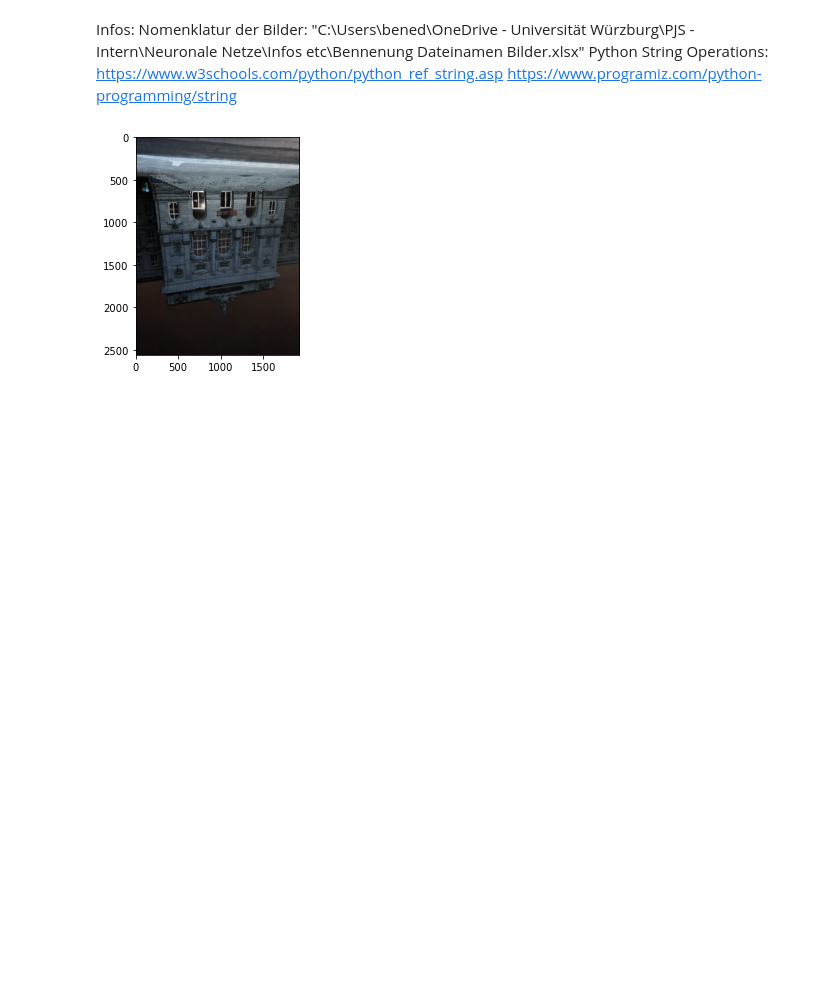
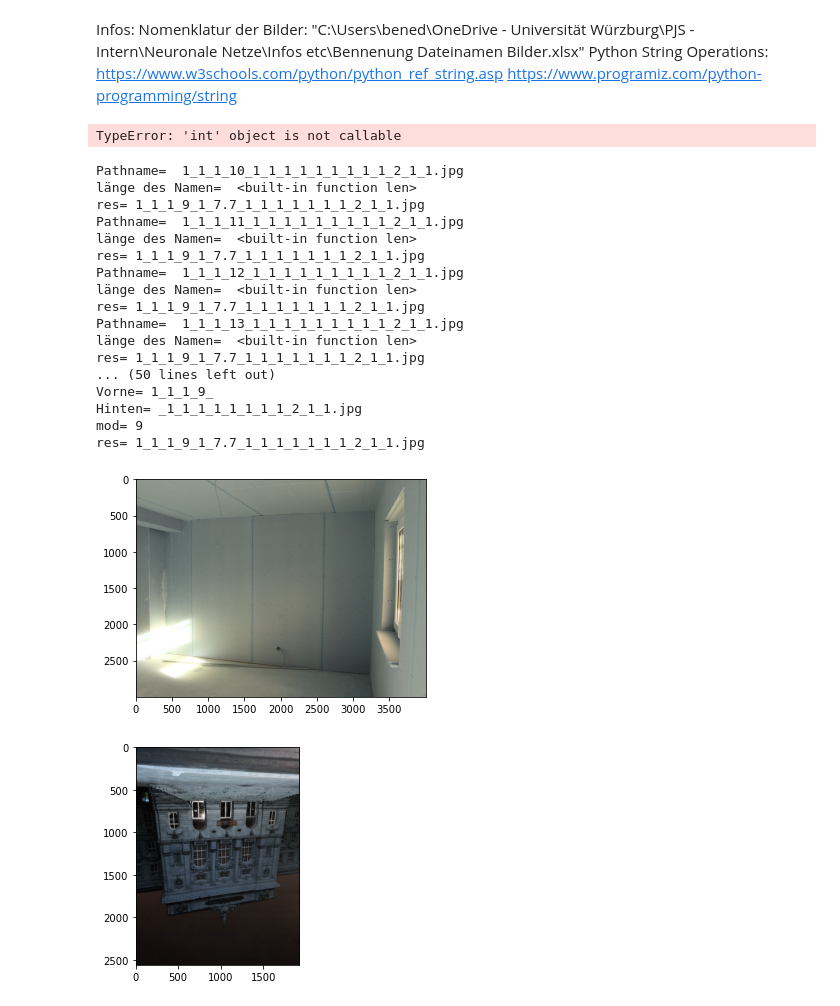
Before and after one commit to jmu-informationsystemsgroup/PJS_SS_22_KI_Materialbedarfsplanung, a Jupyter notebook: synthetic_data/PJS_Prototyp_V3.ipynb, the cells around one changed output. Drawn from its saved outputs; the diff is of its cells as text; code cells hidden in the pictures; blank space fills up the shorter version.

```diff
--- a/synthetic_data/PJS_Prototyp_V3.ipynb
+++ b/synthetic_data/PJS_Prototyp_V3.ipynb
@@ -67,3 +61,82 @@ for file in path1:
+# %%
+#Dekodierung der Bildbenennung
+#unter Bedingung, dass Baustellen ID, Wand ID und BildID =einstellig:
+st_spi_ver=8 #Position des horizontalen Spiegelns
+st_rot=10
+P=12
+P=14
+P=16
+P=18
+P=20
+P=22
+P=24
+# %%
+print(len(name))
+# %% [output]
+TypeError: 'int' object is not callable
+# %%
+#Spieglen horizontal
+img_number=1
+n=0
+for file in path1:
+    img1= cv2.imread(file)
+    img=img_as_ubyte(img1) #Convert an image to unsigned byte format, with values in [0, 255].
+    #cv2.imshow("Image",img)
+    a=img
+    a = cv2.flip(img, 1)
+    #img_number +=1
+    cv2.waitKey(0)
+    cv2.destroyAllWindows()
+#Anzeigen des Bildes
+    plt.imshow(a)
+#Isolation der Bildbenennung
+    name=os.listdir(pathName)[n]
+    print("Pathname= ", name)
+    length=len(name)
+    print("länge des Namen= ", len)
+#Zerlegung der Bildbenennung
+    if length==35:
+        vorne= name[0:(st_spi_ver)] #-1
+        print("Vorne=", vorne)
+        hinten= name[(st_spi_ver+1):length]
+        print("Hinten=", hinten)
+        mod= name[st_spi_ver-2]
+        print("mod=", mod)
+    #elif length==36:
+        vorne= name[0:9]
+        hinten= name[10:38]
+        mod= name[9]
+    #elif length==37:
+        vorne= name[0:10]
+        hinten= name[11:39]
+        mod= name[10]
+
+    mod=7.7
+    mod=str(mod)
+    res=vorne+mod+hinten
+    print("res=", res)
+    n=n+1
+#Speichern
+    cv2.imwrite(os.path.join(path+res), a)
+# %% [output]
+Pathname=  1_1_1_10_1_1_1_1_1_1_1_1_1_2_1_1.jpg
+länge des Namen=  <built-in function len>
+res= 1_1_1_9_1_7.7_1_1_1_1_1_1_1_2_1_1.jpg
+Pathname=  1_1_1_11_1_1_1_1_1_1_1_1_1_2_1_1.jpg
+länge des Namen=  <built-in function len>
+res= 1_1_1_9_1_7.7_1_1_1_1_1_1_1_2_1_1.jpg
+Pathname=  1_1_1_12_1_1_1_1_1_1_1_1_1_2_1_1.jpg
+länge des Namen=  <built-in function len>
+res= 1_1_1_9_1_7.7_1_1_1_1_1_1_1_2_1_1.jpg
+Pathname=  1_1_1_13_1_1_1_1_1_1_1_1_1_2_1_1.jpg
+länge des Namen=  <built-in function len>
+res= 1_1_1_9_1_7.7_1_1_1_1_1_1_1_2_1_1.jpg
+... (50 lines left out)
+Vorne= 1_1_1_9_
+Hinten= _1_1_1_1_1_1_1_1_2_1_1.jpg
+mod= 9
+res= 1_1_1_9_1_7.7_1_1_1_1_1_1_1_2_1_1.jpg
+[figure, added]
 # %%
 #Spieglen vertikal
 img_number=1
```
Also changed, not shown: parts of 4 cells of this notebook.
